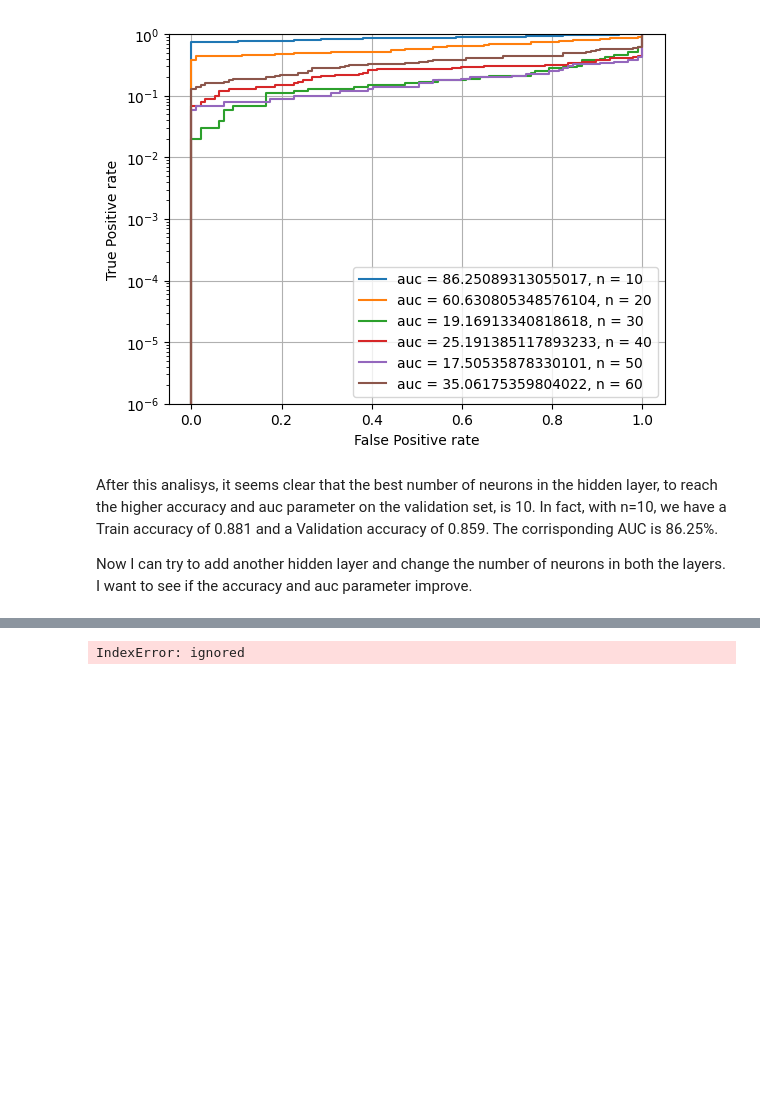
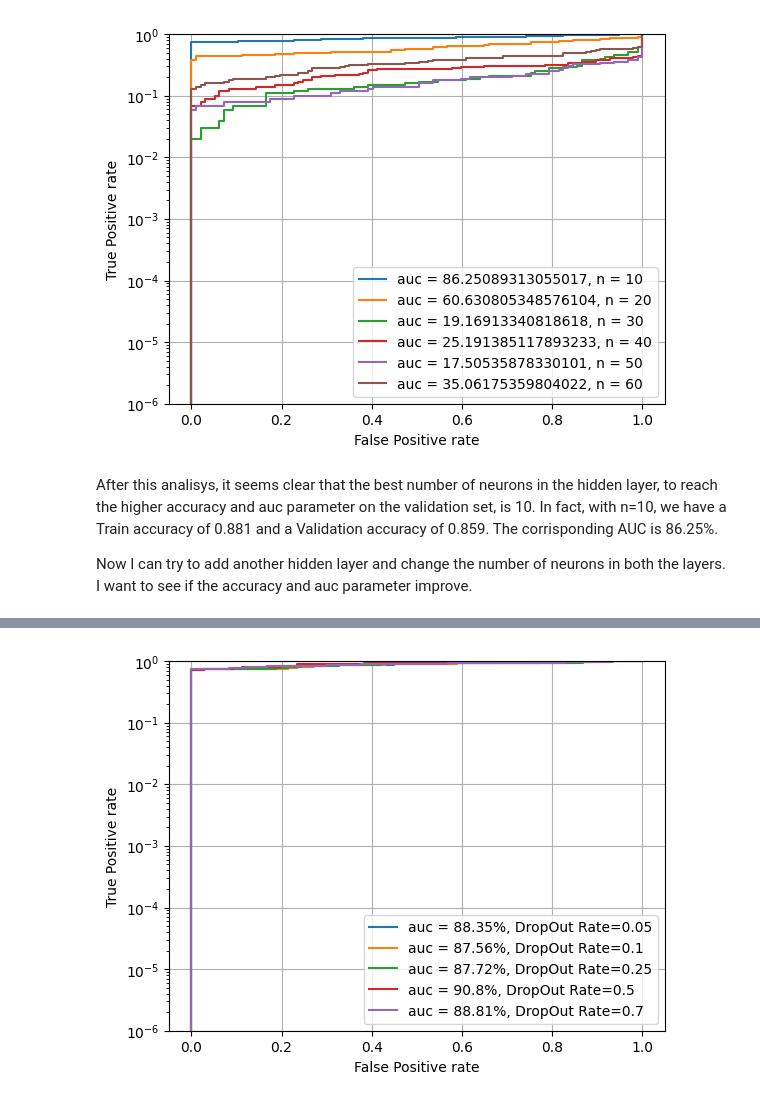
Before and after one commit to NoemiTagliavacche/ML_course_Pavia_23, a Jupyter notebook: Exam/MLP.ipynb, the cells around one changed output, grey strips where cells are left out. Saved outputs shown, nothing was run; the diff lists cells and outputs as text; code cells hidden in the pictures; blank space fills up the shorter version.

```diff
--- a/Exam/MLP.ipynb
+++ b/Exam/MLP.ipynb
@@ -370,0 +459,4 @@ for j,m2 in models:
+# %%
+for m3 in models3:
+  m3.compile(loss='binary_crossentropy',optimizer='Adam', metrics=['accuracy'])
+  m3.summary()
@@ -378,7 +557,7 @@ tpr=[]
 auc1=[]
 
 
-for i,m in enumerate(models):
+for i,m in enumerate(models3):
   predicted=m.predict(X_val)
   if i==0:
     predict_val=predicted
@@ -393,7 +572,8 @@ plt.figure()
 for i in range(predict_val.shape[1]):
   fpr_, tpr_, threshold = roc_curve(Y_val,predict_val[:,i])
   auc_= auc(fpr_, tpr_)
-  plt.plot(fpr_,tpr_,label='auc = '+ str(auc_*100.)+', n = '+str(models[i].layers[1].output.shape[1]))
+
+  plt.plot(fpr_,tpr_,label='auc = '+ str(np.round(auc_*100.,2))+'%, DropOut Rate='+ str(DropOutRate[i]))
 plt.semilogy()
 plt.xlabel("False Positive rate")
 plt.ylabel("True Positive rate")
@@ -408 +590 @@ plt.show()
-IndexError: ignored
+[figure, added]
```
Also changed, not shown: parts of 18 cells of this notebook.
